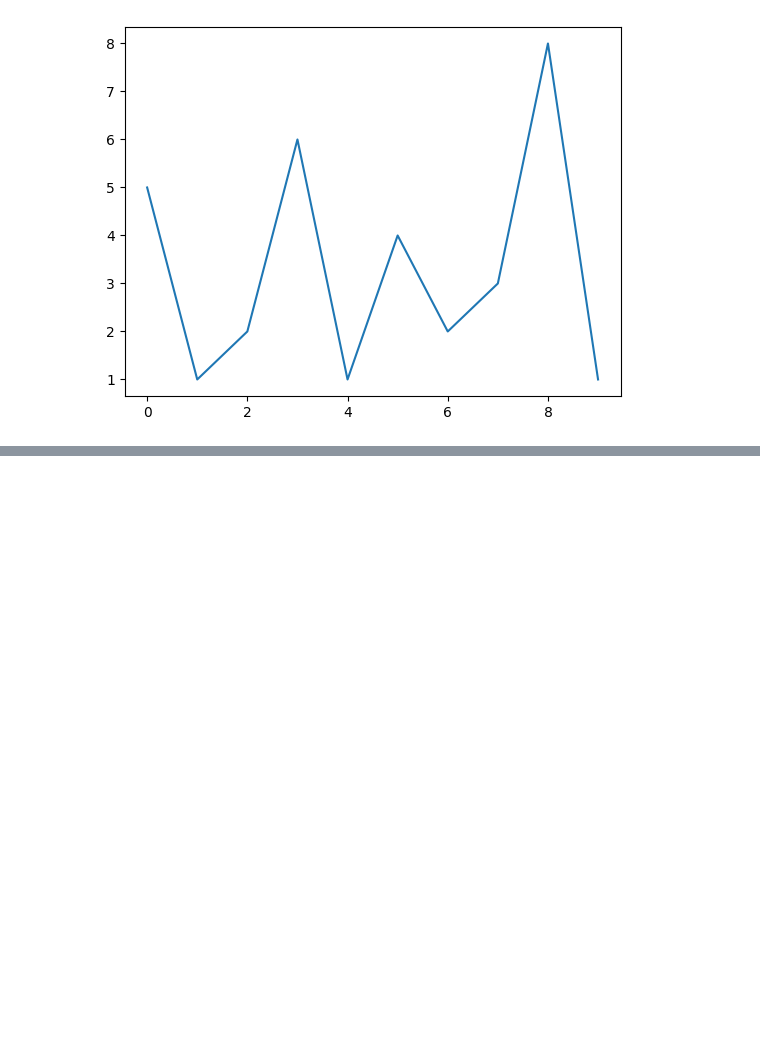
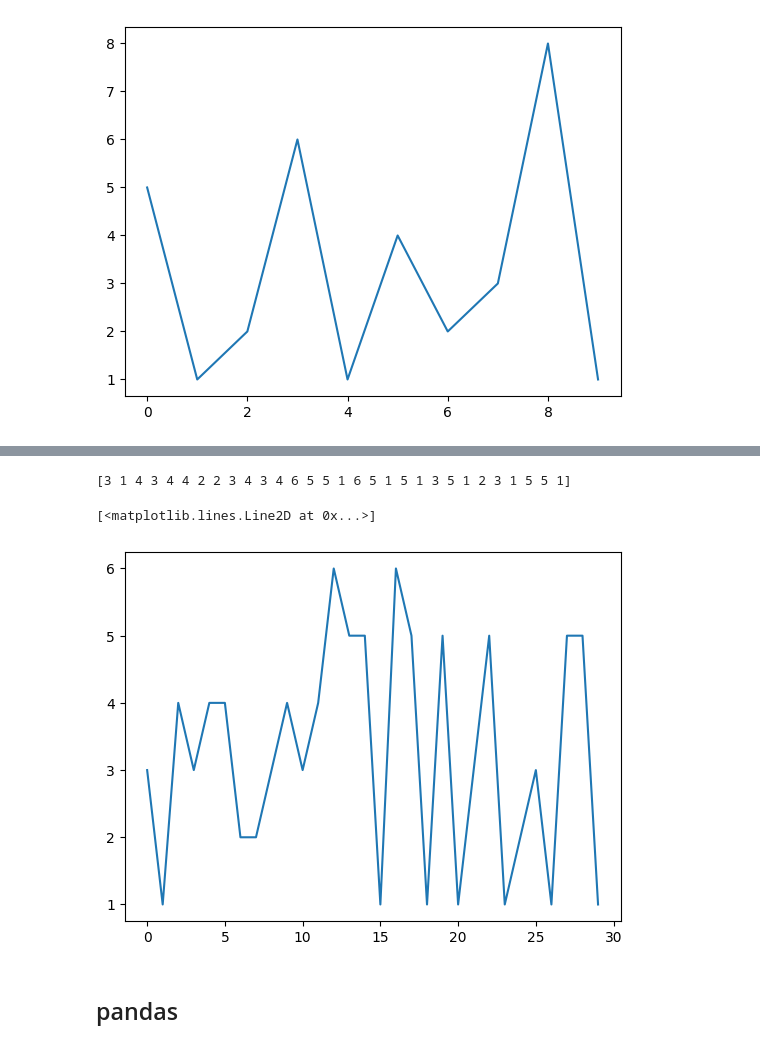
Before and after one commit to cristhianclx/66v, a Jupyter notebook: 04.ipynb, the cells around one changed output, grey strips where cells are left out. Drawn from its saved outputs; the diff is of its cells as text; code cells hidden in the pictures; blank space fills up the shorter version.

```diff
--- a/04.ipynb
+++ b/04.ipynb
@@ -177,0 +184,10 @@ plt.plot(data)
+# %%
+data = np.random.randint(1, 7, 30)
+print(data)
+plt.plot(data)
+# %% [output]
+[3 1 4 3 4 4 2 2 3 4 3 4 6 5 5 1 6 5 1 5 1 3 5 1 2 3 1 5 5 1]
+[<matplotlib.lines.Line2D at 0x...>]
+[figure, added]
+# %% [markdown]
+## pandas
```
Also changed, not shown: parts of 18 cells of this notebook.
